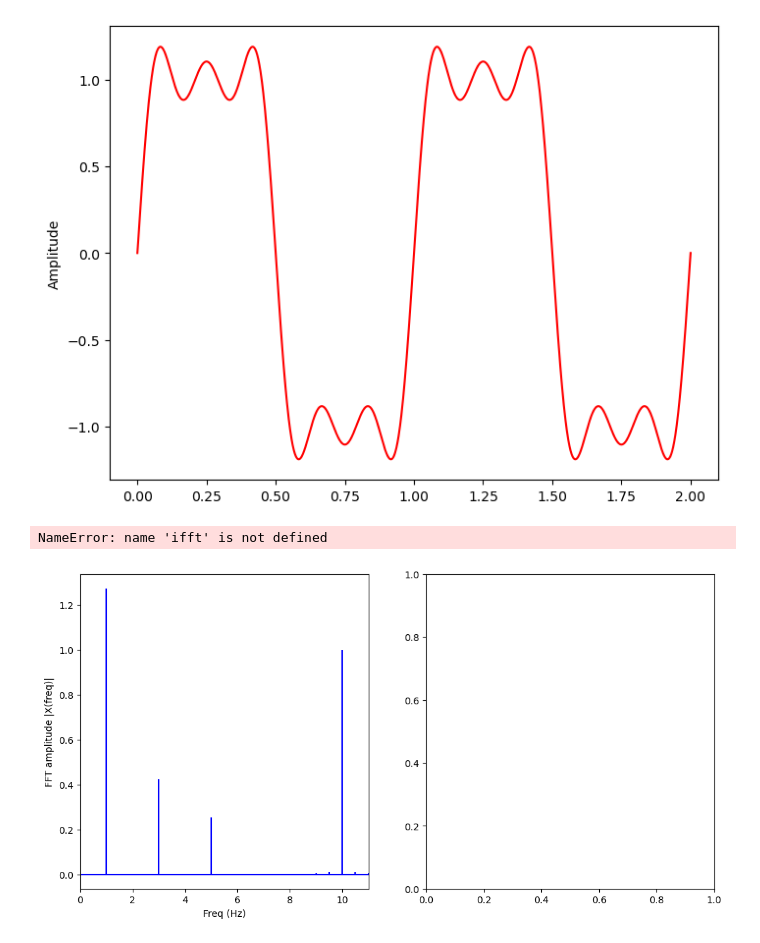
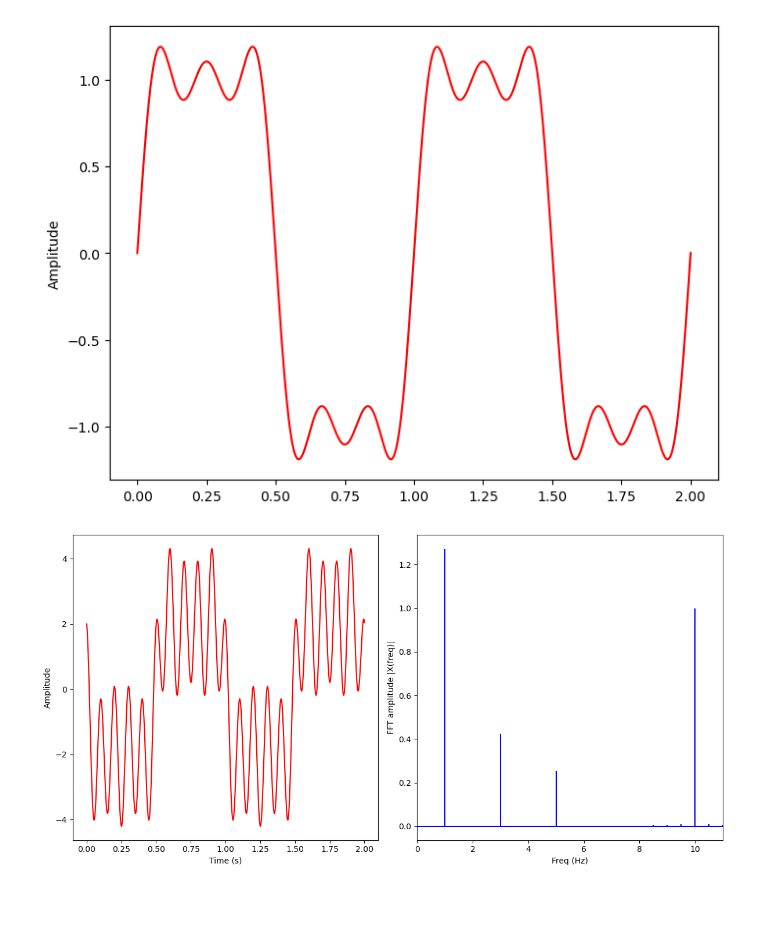
Before and after one commit to Kinlo-sama/IA_aprendizaje, a Jupyter notebook: Proyecto_IdDr.ipynb, the cells around one changed output. Cells and saved outputs as stored; diff of their text form; code cells hidden in the pictures; blank space fills up the shorter version.

```diff
--- a/Proyecto_IdDr.ipynb
+++ b/Proyecto_IdDr.ipynb
@@ -265,7 +265,6 @@ plt.show()
 # %%
 # sample rate
 sr = 2000
-ts = 1.0 / sr
 
 # Frecuencias
 freq1 = 1
@@ -279,35 +278,34 @@ t = np.linspace(0, 2 * (1 / freq1), sr)
 A = 4 / np.pi
 
 # Función
 x = A * np.sin(2 * np.pi * freq1 * t)
 x += A * (1 / 3) * np.sin(2 * np.pi * freq2 * t)
 x += A * (1 / 5) * np.sin(2 * np.pi * freq3 * t)
 x += np.cos(2 * np.pi * freq4 * t)
 
 X = fft(x)
 X /= (sr / 2)
 N = len(X)
 n = np.arange(N)
 T = N / sr
 freq = n / T
 freq /= 2
 freq_lim = max([freq1, freq2, freq3, freq4]) + 1
 
 plt.figure(figsize=(12, 6))
-plt.subplot(121)
 
+plt.subplot(122)
 plt.stem(freq, np.abs(X), 'b', basefmt="-b", \
          markerfmt=' ')
 plt.xlabel('Freq (Hz)')
 plt.ylabel('FFT amplitude |X(freq)|')
 plt.xlim(0, freq_lim)
 
-plt.subplot(122)
-plt.plot(t, ifft(X), 'r')
+plt.subplot(121)
+plt.plot(t, fft(X), 'r')
 plt.xlabel('Time (s)')
 plt.ylabel('Amplitude')
 plt.tight_layout()
 plt.show()
 # %% [output]
-NameError: name 'ifft' is not defined
-[figure, old version]
+[figure, new version]
```
Also changed, not shown: parts of 4 cells of this notebook, 12 other files.
